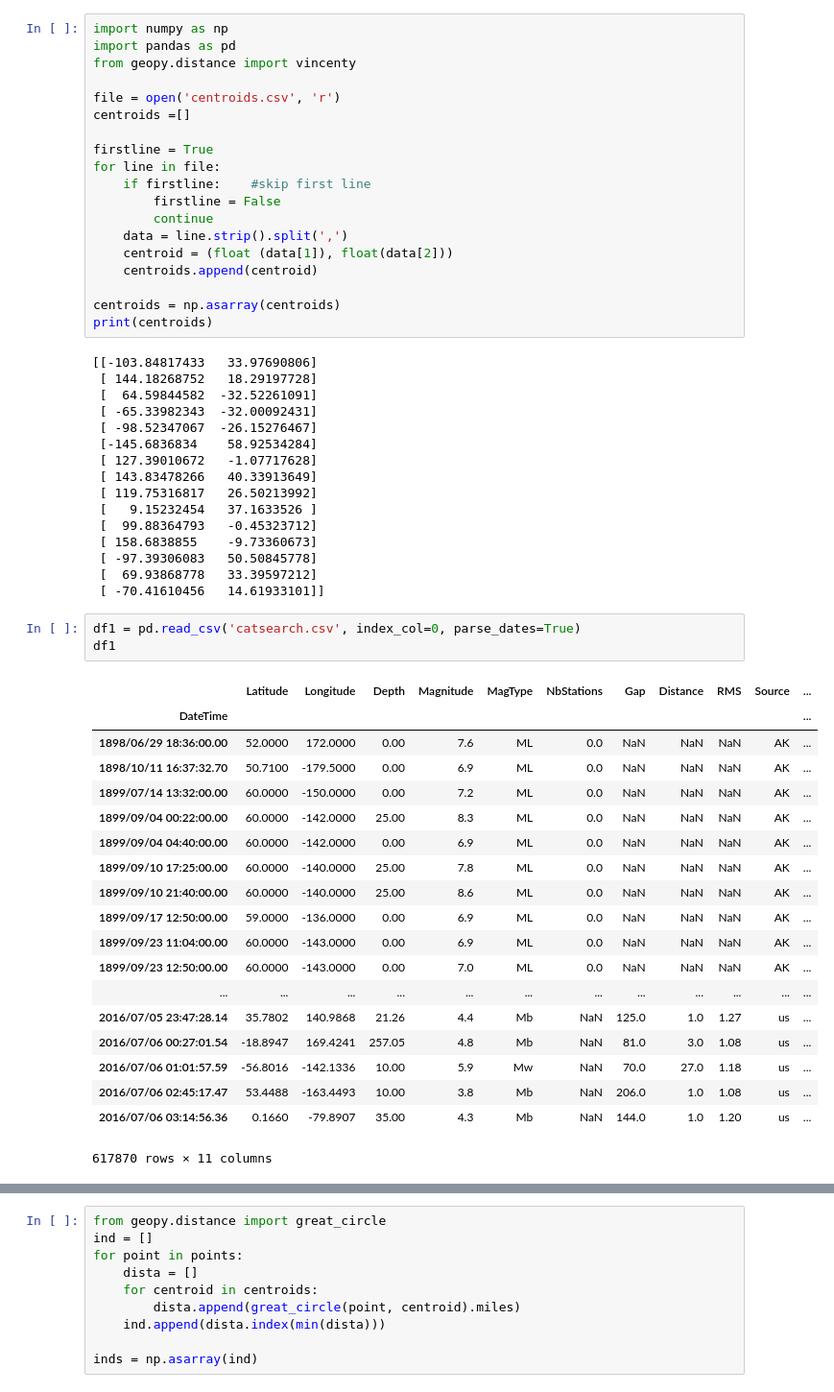
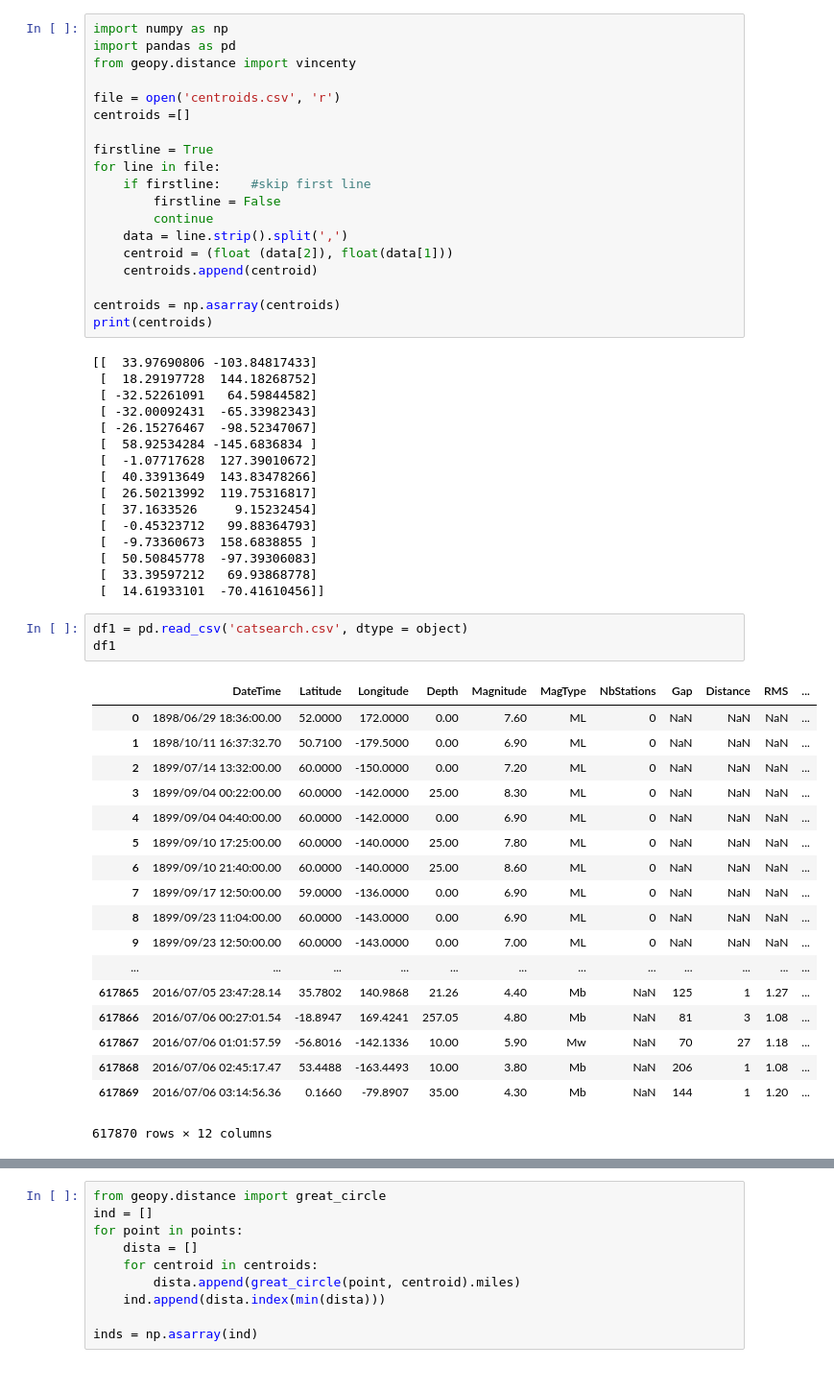
Before and after one commit to cindy233/EarthquakeSequential, a Jupyter notebook: fittoclusters_1.ipynb, the cells around one changed output, grey strips where cells are left out. Shown: that part at 96% size. Cells and saved outputs as stored; diff of their text form.

```diff
--- a/fittoclusters_1.ipynb
+++ b/fittoclusters_1.ipynb
@@ -12,48 +12,47 @@ for line in file:
         firstline = False
         continue
     data = line.strip().split(',')
-    centroid = (float (data[1]), float(data[2]))
+    centroid = (float (data[2]), float(data[1]))
     centroids.append(centroid)
 
 centroids = np.asarray(centroids)
 print(centroids)
 # %% [output]
-[[-103.84817433   33.97690806]
- [ 144.18268752   18.29197728]
- [  64.59844582  -32.52261091]
- [ -65.33982343  -32.00092431]
- [ -98.52347067  -26.15276467]
- [-145.6836834    58.92534284]
- [ 127.39010672   -1.07717628]
- [ 143.83478266   40.33913649]
- [ 119.75316817   26.50213992]
- [   9.15232454   37.1633526 ]
- [  99.88364793   -0.45323712]
- [ 158.6838855    -9.73360673]
- [ -97.39306083   50.50845778]
- [  69.93868778   33.39597212]
- [ -70.41610456   14.61933101]]
+[[  33.97690806 -103.84817433]
+ [  18.29197728  144.18268752]
+ [ -32.52261091   64.59844582]
+ [ -32.00092431  -65.33982343]
+ [ -26.15276467  -98.52347067]
+ [  58.92534284 -145.6836834 ]
+ [  -1.07717628  127.39010672]
+ [  40.33913649  143.83478266]
+ [  26.50213992  119.75316817]
+ [  37.1633526     9.15232454]
+ [  -0.45323712   99.88364793]
+ [  -9.73360673  158.6838855 ]
+ [  50.50845778  -97.39306083]
+ [  33.39597212   69.93868778]
+ [  14.61933101  -70.41610456]]
 # %%
-df1 = pd.read_csv('catsearch.csv', index_col=0, parse_dates=True)
+df1 = pd.read_csv('catsearch.csv', dtype = object)
 df1
 # %% [output]
-|  | Latitude | Longitude | Depth | Magnitude | MagType | NbStations | Gap | Distance | RMS | Source | ... |
-| DateTime |  |  |  |  |  |  |  |  |  |  | ... |
-| 1898/06/29 18:36:00.00 | 52.0000 | 172.0000 | 0.00 | 7.6 | ML | 0.0 | NaN | NaN | NaN | AK | ... |
-| 1898/10/11 16:37:32.70 | 50.7100 | -179.5000 | 0.00 | 6.9 | ML | 0.0 | NaN | NaN | NaN | AK | ... |
-| 1899/07/14 13:32:00.00 | 60.0000 | -150.0000 | 0.00 | 7.2 | ML | 0.0 | NaN | NaN | NaN | AK | ... |
-| 1899/09/04 00:22:00.00 | 60.0000 | -142.0000 | 25.00 | 8.3 | ML | 0.0 | NaN | NaN | NaN | AK | ... |
-| 1899/09/04 04:40:00.00 | 60.0000 | -142.0000 | 0.00 | 6.9 | ML | 0.0 | NaN | NaN | NaN | AK | ... |
-| 1899/09/10 17:25:00.00 | 60.0000 | -140.0000 | 25.00 | 7.8 | ML | 0.0 | NaN | NaN | NaN | AK | ... |
-| 1899/09/10 21:40:00.00 | 60.0000 | -140.0000 | 25.00 | 8.6 | ML | 0.0 | NaN | NaN | NaN | AK | ... |
-| 1899/09/17 12:50:00.00 | 59.0000 | -136.0000 | 0.00 | 6.9 | ML | 0.0 | NaN | NaN | NaN | AK | ... |
-| 1899/09/23 11:04:00.00 | 60.0000 | -143.0000 | 0.00 | 6.9 | ML | 0.0 | NaN | NaN | NaN | AK | ... |
-| 1899/09/23 12:50:00.00 | 60.0000 | -143.0000 | 0.00 | 7.0 | ML | 0.0 | NaN | NaN | NaN | AK | ... |
+|  | DateTime | Latitude | Longitude | Depth | Magnitude | MagType | NbStations | Gap | Distance | RMS | ... |
+| 0 | 1898/06/29 18:36:00.00 | 52.0000 | 172.0000 | 0.00 | 7.60 | ML | 0 | NaN | NaN | NaN | ... |
+| 1 | 1898/10/11 16:37:32.70 | 50.7100 | -179.5000 | 0.00 | 6.90 | ML | 0 | NaN | NaN | NaN | ... |
+| 2 | 1899/07/14 13:32:00.00 | 60.0000 | -150.0000 | 0.00 | 7.20 | ML | 0 | NaN | NaN | NaN | ... |
+| 3 | 1899/09/04 00:22:00.00 | 60.0000 | -142.0000 | 25.00 | 8.30 | ML | 0 | NaN | NaN | NaN | ... |
+| 4 | 1899/09/04 04:40:00.00 | 60.0000 | -142.0000 | 0.00 | 6.90 | ML | 0 | NaN | NaN | NaN | ... |
+| 5 | 1899/09/10 17:25:00.00 | 60.0000 | -140.0000 | 25.00 | 7.80 | ML | 0 | NaN | NaN | NaN | ... |
+| 6 | 1899/09/10 21:40:00.00 | 60.0000 | -140.0000 | 25.00 | 8.60 | ML | 0 | NaN | NaN | NaN | ... |
+| 7 | 1899/09/17 12:50:00.00 | 59.0000 | -136.0000 | 0.00 | 6.90 | ML | 0 | NaN | NaN | NaN | ... |
+| 8 | 1899/09/23 11:04:00.00 | 60.0000 | -143.0000 | 0.00 | 6.90 | ML | 0 | NaN | NaN | NaN | ... |
+| 9 | 1899/09/23 12:50:00.00 | 60.0000 | -143.0000 | 0.00 | 7.00 | ML | 0 | NaN | NaN | NaN | ... |
 | ... | ... | ... | ... | ... | ... | ... | ... | ... | ... | ... | ... |
-| 2016/07/05 23:47:28.14 | 35.7802 | 140.9868 | 21.26 | 4.4 | Mb | NaN | 125.0 | 1.0 | 1.27 | us | ... |
-| 2016/07/06 00:27:01.54 | -18.8947 | 169.4241 | 257.05 | 4.8 | Mb | NaN | 81.0 | 3.0 | 1.08 | us | ... |
-| 2016/07/06 01:01:57.59 | -56.8016 | -142.1336 | 10.00 | 5.9 | Mw | NaN | 70.0 | 27.0 | 1.18 | us | ... |
-| 2016/07/06 02:45:17.47 | 53.4488 | -163.4493 | 10.00 | 3.8 | Mb | NaN | 206.0 | 1.0 | 1.08 | us | ... |
-| 2016/07/06 03:14:56.36 | 0.1660 | -79.8907 | 35.00 | 4.3 | Mb | NaN | 144.0 | 1.0 | 1.20 | us | ... |
+| 617865 | 2016/07/05 23:47:28.14 | 35.7802 | 140.9868 | 21.26 | 4.40 | Mb | NaN | 125 | 1 | 1.27 | ... |
+| 617866 | 2016/07/06 00:27:01.54 | -18.8947 | 169.4241 | 257.05 | 4.80 | Mb | NaN | 81 | 3 | 1.08 | ... |
+| 617867 | 2016/07/06 01:01:57.59 | -56.8016 | -142.1336 | 10.00 | 5.90 | Mw | NaN | 70 | 27 | 1.18 | ... |
+| 617868 | 2016/07/06 02:45:17.47 | 53.4488 | -163.4493 | 10.00 | 3.80 | Mb | NaN | 206 | 1 | 1.08 | ... |
+| 617869 | 2016/07/06 03:14:56.36 | 0.1660 | -79.8907 | 35.00 | 4.30 | Mb | NaN | 144 | 1 | 1.20 | ... |
-617870 rows × 11 columns
+617870 rows × 12 columns
 # %%
```
Also changed, not shown: parts of 8 cells of this notebook, 15 other files.
